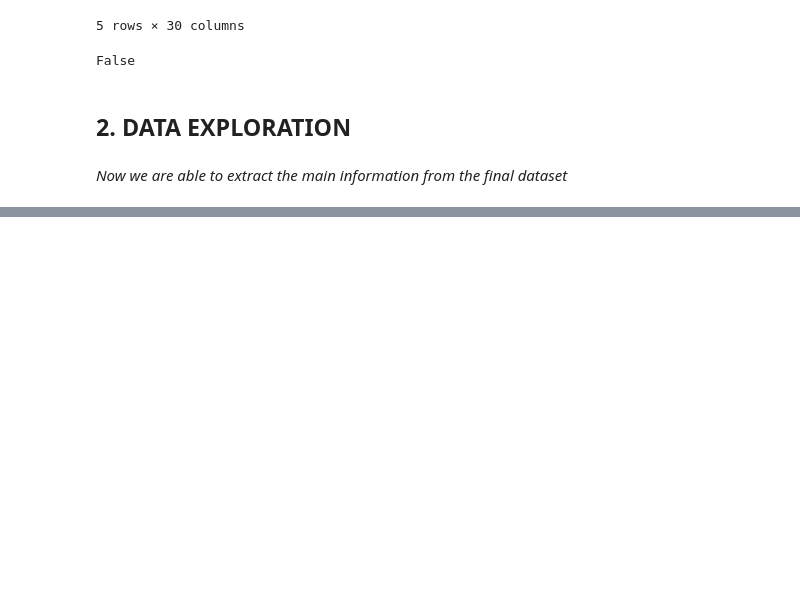
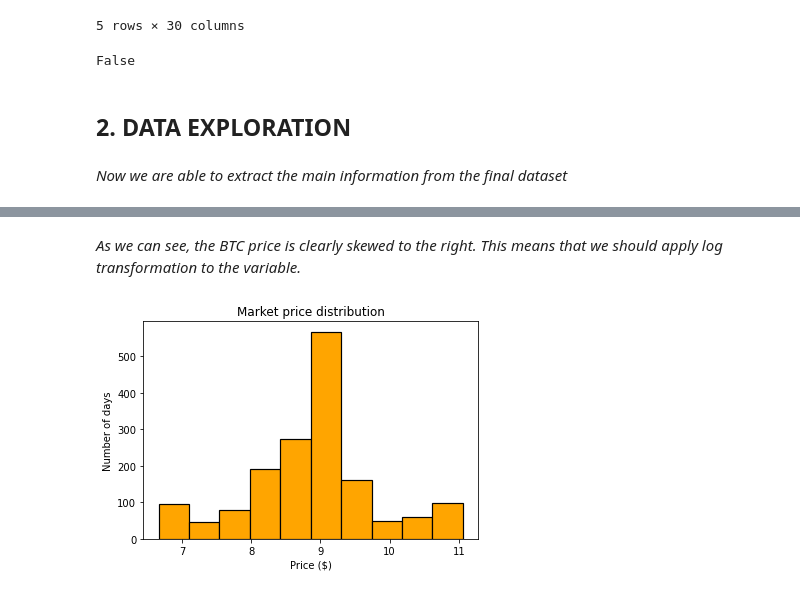
Before and after one commit to s-asrmorais/MSc_thesis_code_DataScience, a Jupyter notebook: code.ipynb, the cells around one changed output, grey strips where cells are left out. Drawn from its saved outputs; the diff is of its cells as text; code cells hidden in the pictures; blank space fills up the shorter version.

```diff
--- a/code.ipynb
+++ b/code.ipynb
@@ -526,0 +569,24 @@ False
+# %% [markdown]
+*As we can see, the BTC price is clearly skewed to the right. This means that we should apply log transformation to the variable.*
+# %%
+# Creating a new dataframe to model
+model = pd.read_excel('C:/Users/sofia/OneDrive/Desktop/CLSBE/2nd year/Tese/data/final/final.xlsx',index_col=0)
+
+# Applying log transformation into price-variables
+model['log_price']=np.log(model['market-price'])
+model['market-cap']=np.log(model['market-cap'])
+model['High']=np.log(model['High'])
+model['Low']=np.log(model['Low'])
+model['Open']=np.log(model['Open'])
+model['cost-per-transaction-percent']=np.log(model['cost-per-transaction-percent'])
+model['fees-usd-per-transaction']=np.log(model['fees-usd-per-transaction'])
+model['transaction-fees-usd']=np.log(model['transaction-fees-usd'])
+
+# Visualize the new transformation
+two=plt.hist(model['log_price'],edgecolor='black', linewidth=1.2, color='orange')
+plt.title('Market price distribution')
+plt.ylabel('Number of days')
+plt.xlabel('Price ($)')
+plt.show()
+# %% [output]
+[figure, added]
```
Also changed, not shown: parts of 10 cells of this notebook.
